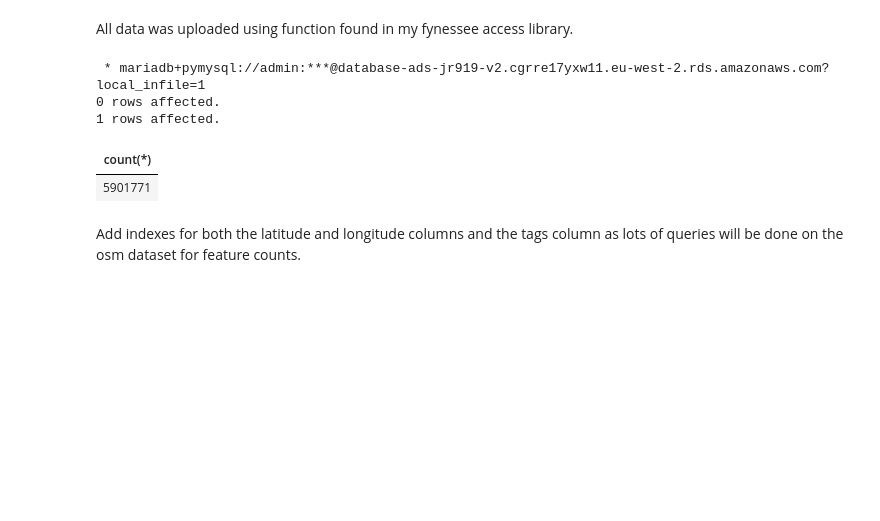
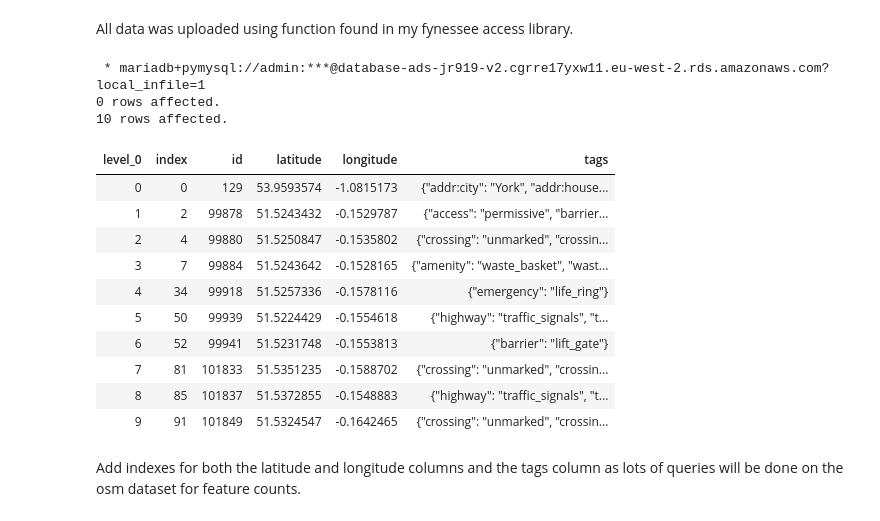
Before and after one commit to jr919cam/jr919_ads_2024, a Jupyter notebook: _notebooks/ads_course_assessment.ipynb, the cells around one changed output. Drawn from its saved outputs; the diff is of its cells as text; code cells hidden in the pictures; blank space fills up the shorter version.

```diff
--- a/_notebooks/ads_course_assessment.ipynb
+++ b/_notebooks/ads_course_assessment.ipynb
@@ -537,13 +537,22 @@ All data was uploaded using function found in my fynessee access library.
 # %%
 %%sql
 use `ads_2024`;
-select count(*) from osm_england_nodes
+select * from osm_england_nodes limit 10;
 # %% [output]
  * mariadb+pymysql://admin:***@database-ads-jr919-v2.cgrre17yxw11.eu-west-2.rds.amazonaws.com?local_infile=1
 0 rows affected.
-1 rows affected.
+10 rows affected.
-| count(*) |
-| 5901771 |
+| level_0 | index | id | latitude | longitude | tags |
+| 0 | 0 | 129 | 53.9593574 | -1.0815173 | {"addr:city": "York", "addr:house... |
+| 1 | 2 | 99878 | 51.5243432 | -0.1529787 | {"access": "permissive", "barrier... |
+| 2 | 4 | 99880 | 51.5250847 | -0.1535802 | {"crossing": "unmarked", "crossin... |
+| 3 | 7 | 99884 | 51.5243642 | -0.1528165 | {"amenity": "waste_basket", "wast... |
+| 4 | 34 | 99918 | 51.5257336 | -0.1578116 | {"emergency": "life_ring"} |
+| 5 | 50 | 99939 | 51.5224429 | -0.1554618 | {"highway": "traffic_signals", "t... |
+| 6 | 52 | 99941 | 51.5231748 | -0.1553813 | {"barrier": "lift_gate"} |
+| 7 | 81 | 101833 | 51.5351235 | -0.1588702 | {"crossing": "unmarked", "crossin... |
+| 8 | 85 | 101837 | 51.5372855 | -0.1548883 | {"highway": "traffic_signals", "t... |
+| 9 | 91 | 101849 | 51.5324547 | -0.1642465 | {"crossing": "unmarked", "crossin... |
 # %% [markdown]
 Add indexes for both the latitude and longitude columns and the tags column as lots of queries will be done on the osm dataset for feature counts.
 # %%
```
Also changed, not shown: parts of 5 cells of this notebook.
